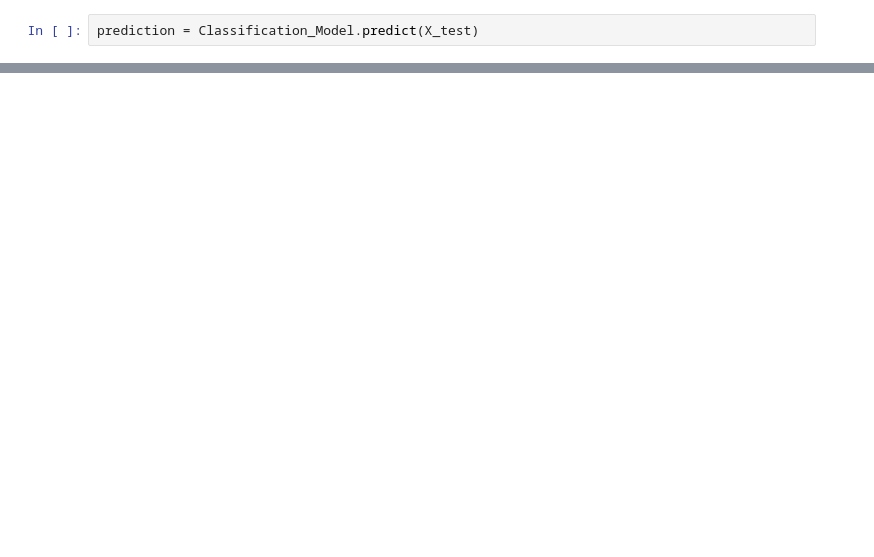
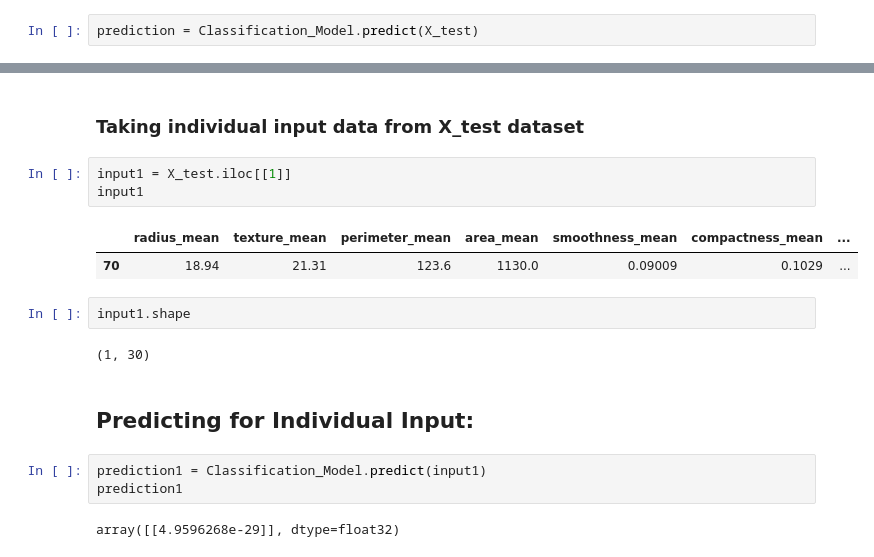
Before and after one commit to abidshafee/DataScienceYouTubeTutorials, a Jupyter notebook: ConvertingCategoricalvariables.ipynb, the cells around one changed output, grey strips where cells are left out. Drawn from its saved outputs; the diff is of its cells as text; blank space fills up the shorter version.

```diff
--- a/ConvertingCategoricalvariables.ipynb
+++ b/ConvertingCategoricalvariables.ipynb
@@ -401,0 +432,19 @@ prediction
+# %% [markdown]
+### Taking individual input data from X_test dataset
+# %%
+input1 = X_test.iloc[[1]]
+input1
+# %% [output]
+|  | radius_mean | texture_mean | perimeter_mean | area_mean | smoothness_mean | compactness_mean | ... |
+| 70 | 18.94 | 21.31 | 123.6 | 1130.0 | 0.09009 | 0.1029 | ... |
+# %%
+input1.shape
+# %% [output]
+(1, 30)
+# %% [markdown]
+## Predicting for Individual Input:
+# %%
+prediction1 = Classification_Model.predict(input1)
+prediction1
+# %% [output]
+array([[4.9596268e-29]], dtype=float32)
```
Also changed, not shown: parts of 18 cells of this notebook.
